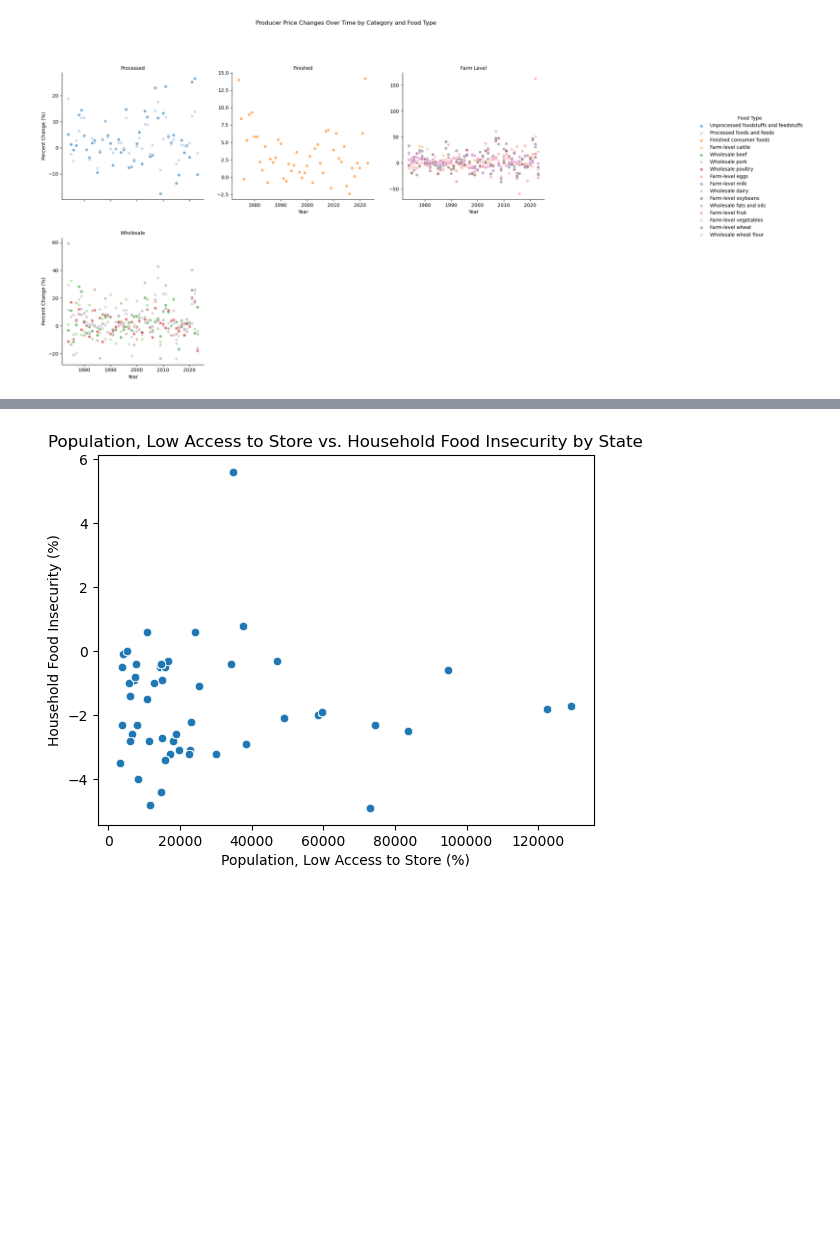
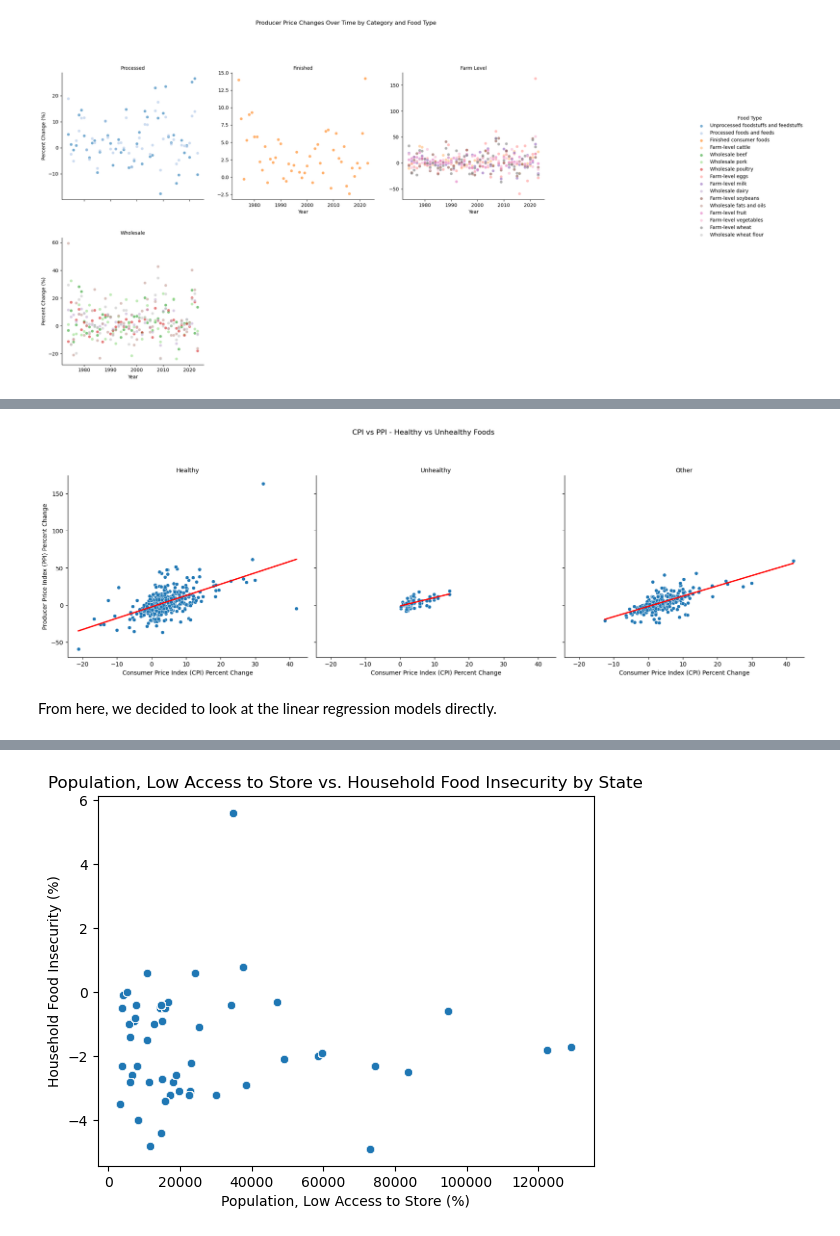
Before and after one commit to eva163x/food-insecurity-analysis, a Jupyter notebook: CS216_Project.ipynb, the cells around one changed output, grey strips where cells are left out. Cells and saved outputs as stored; diff of their text form; code cells hidden in the pictures; blank space fills up the shorter version.

```diff
--- a/CS216_Project.ipynb
+++ b/CS216_Project.ipynb
@@ -244,0 +267,37 @@ Producer Data Summary:
+# %%
+## grouped visual
+
+# categorize as "Healthy" or "Unhealthy"
+def categorize_health(category):
+    if category in ["Finished", "Processed"]:
+        return "Unhealthy"
+    elif category in ["Unprocessed", "Farm Level"]:
+        return "Healthy"
+    else:
+        return "Other"
+
+# Apply the categorization
+cpi_ppi['Health Category'] = cpi_ppi['Category'].apply(categorize_health)
+
+# Facet plot with scatter
+g = sns.FacetGrid(cpi_ppi, col="Health Category", height=6)
+g.map_dataframe(sns.scatterplot, x="Percent change_consumer", y="Percent change_producer")
+
+# line without standard error
+for ax, category in zip(g.axes.flat, cpi_ppi['Health Category'].unique()):
+    data = cpi_ppi[cpi_ppi['Health Category'] == category]
+    sns.regplot(data=data, x="Percent change_consumer", y="Percent change_producer", ax=ax, scatter=False, color='red', ci=None)
+
+# Adjusting the titles and labels
+g.set_axis_labels("Consumer Price Index (CPI) Percent Change", "Producer Price Index (PPI) Percent Change")
+g.set_titles("{col_name}")
+
+# Main title
+plt.subplots_adjust(top=0.8)
+g.fig.suptitle("CPI vs PPI - Healthy vs Unhealthy Foods")
+
+plt.show()
+# %% [output]
+[figure, added]
+# %% [markdown]
+From here, we decided to look at the linear regression models directly.
```
Also changed, not shown: parts of 12 cells of this notebook.
